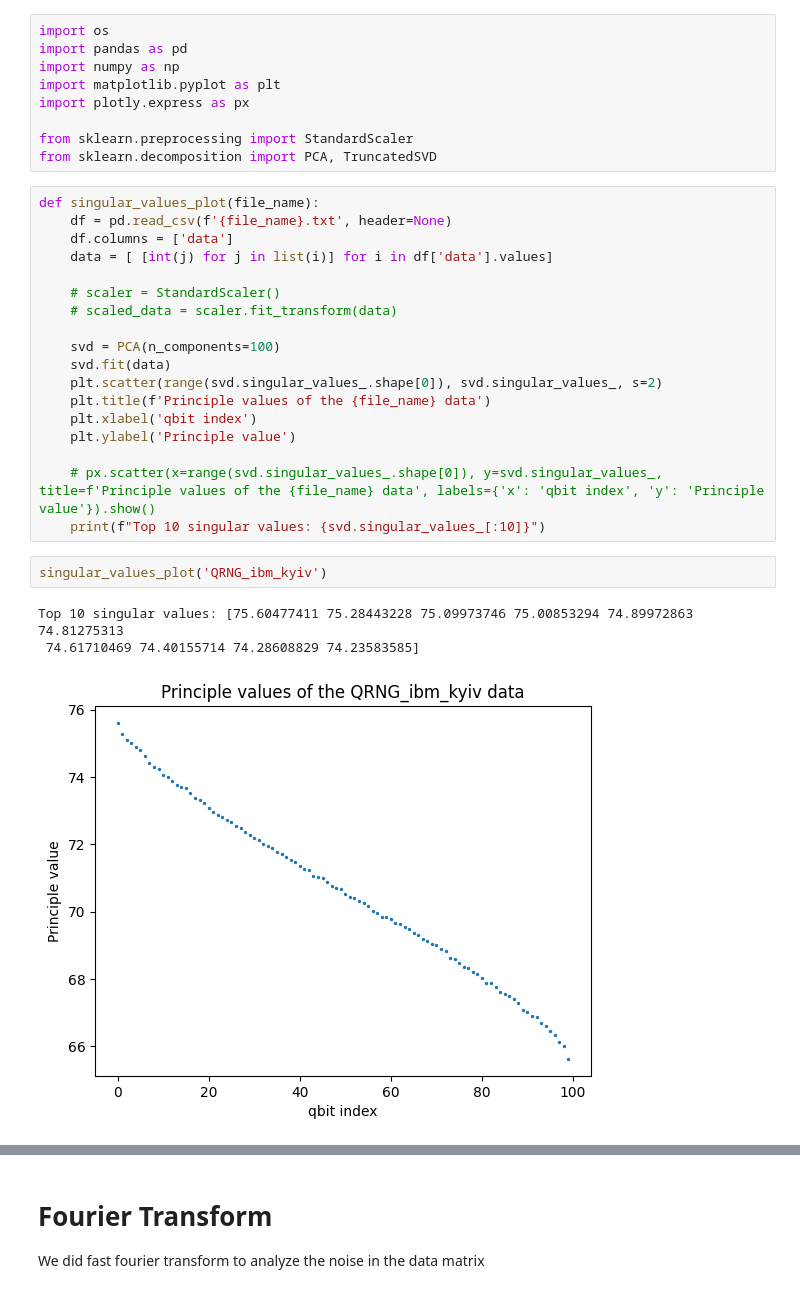
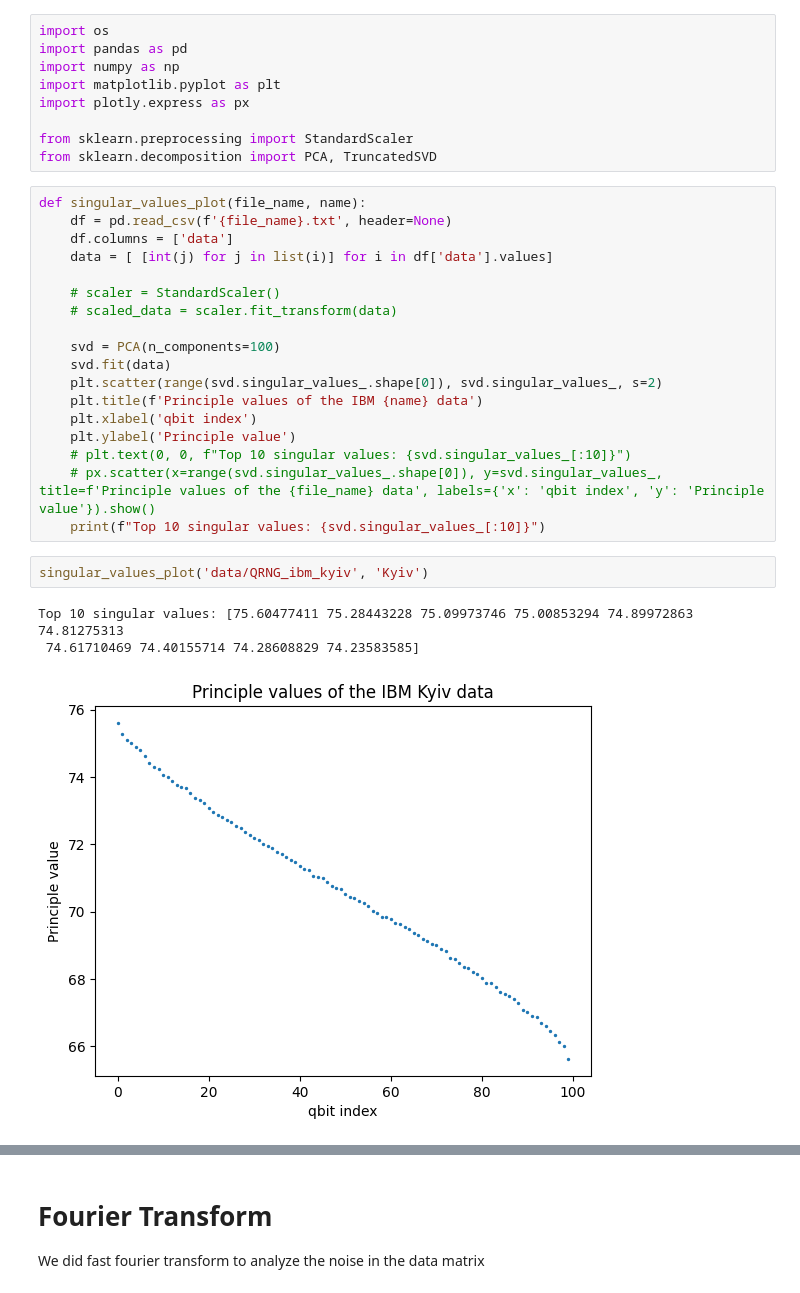
Before and after one commit to yubrajbhandari923/wiggleRNG, a Jupyter notebook: Miscellaneous.ipynb, the cells around one changed output, grey strips where cells are left out. Saved outputs shown, nothing was run; the diff lists cells and outputs as text.

```diff
--- a/Miscellaneous.ipynb
+++ b/Miscellaneous.ipynb
@@ -11,7 +11,7 @@ import plotly.express as px
 from sklearn.preprocessing import StandardScaler
 from sklearn.decomposition import PCA, TruncatedSVD
 # %%
-def singular_values_plot(file_name):
+def singular_values_plot(file_name, name):
     df = pd.read_csv(f'{file_name}.txt', header=None)
     df.columns = ['data']
     data = [ [int(j) for j in list(i)] for i in df['data'].values]
@@ -22,15 +22,15 @@ def singular_values_plot(file_name):
     svd = PCA(n_components=100)
     svd.fit(data)
     plt.scatter(range(svd.singular_values_.shape[0]), svd.singular_values_, s=2)
-    plt.title(f'Principle values of the {file_name} data')
+    plt.title(f'Principle values of the IBM {name} data')
     plt.xlabel('qbit index')
     plt.ylabel('Principle value')
-
+    # plt.text(0, 0, f"Top 10 singular values: {svd.singular_values_[:10]}")
     # px.scatter(x=range(svd.singular_values_.shape[0]), y=svd.singular_values_, title=f'Principle values of the {file_name} data', labels={'x': 'qbit index', 'y': 'Principle value'}).show()
     print(f"Top 10 singular values: {svd.singular_values_[:10]}")
 # %%
-singular_values_plot('QRNG_ibm_kyiv')
+singular_values_plot('data/QRNG_ibm_kyiv', 'Kyiv')
 # %% [output]
 Top 10 singular values: [75.60477411 75.28443228 75.09973746 75.00853294 74.89972863 74.81275313
  74.61710469 74.40155714 74.28608829 74.23583585]
-[figure, old version]
+[figure, new version]
```
Also changed, not shown: parts of 3 cells of this notebook, 13 other files.
